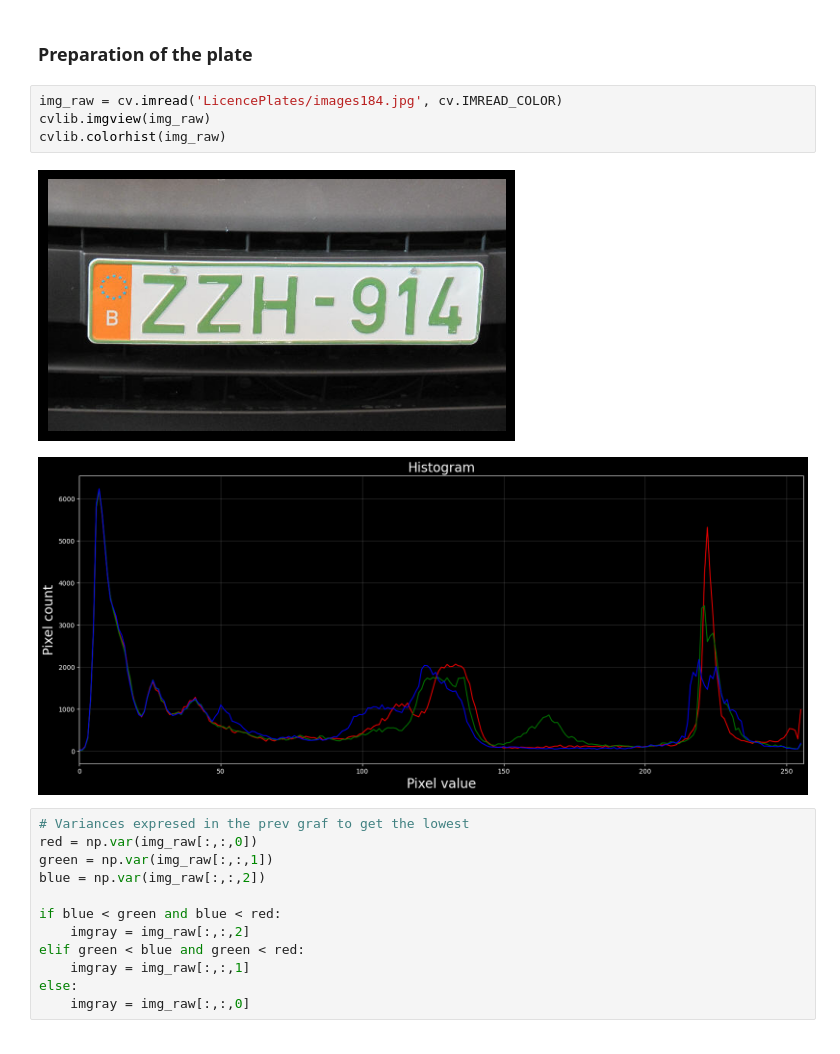
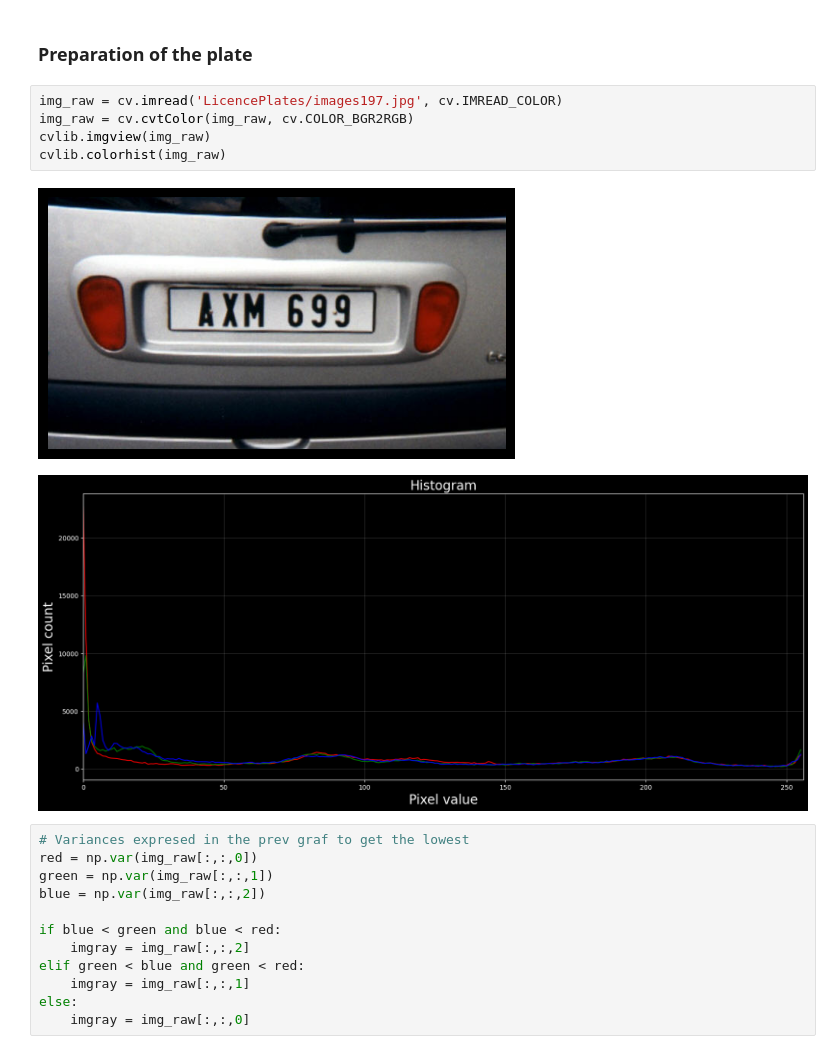
Before and after one commit to dan-behar/Computer_Vision, a Jupyter notebook: Proyecto1/script.ipynb, the cells around one changed output. Saved outputs shown, nothing was run; the diff lists cells and outputs as text.

```diff
--- a/Proyecto1/script.ipynb
+++ b/Proyecto1/script.ipynb
@@ -26,12 +27,13 @@ plt.style.use(['dark_background'])
 # %% [markdown]
 ### Preparation of the plate
 # %%
-img_raw = cv.imread('LicencePlates/images184.jpg', cv.IMREAD_COLOR)
+img_raw = cv.imread('LicencePlates/images197.jpg', cv.IMREAD_COLOR)
+img_raw = cv.cvtColor(img_raw, cv.COLOR_BGR2RGB)
 cvlib.imgview(img_raw)
 cvlib.colorhist(img_raw)
 # %% [output]
-[figure, old version]
+[figure, new version]
-[figure, old version]
+[figure, new version]
 # %%
 # Variances expresed in the prev graf to get the lowest
 red = np.var(img_raw[:,:,0])
```
Also changed, not shown: parts of 10 cells of this notebook, 3 other files.
